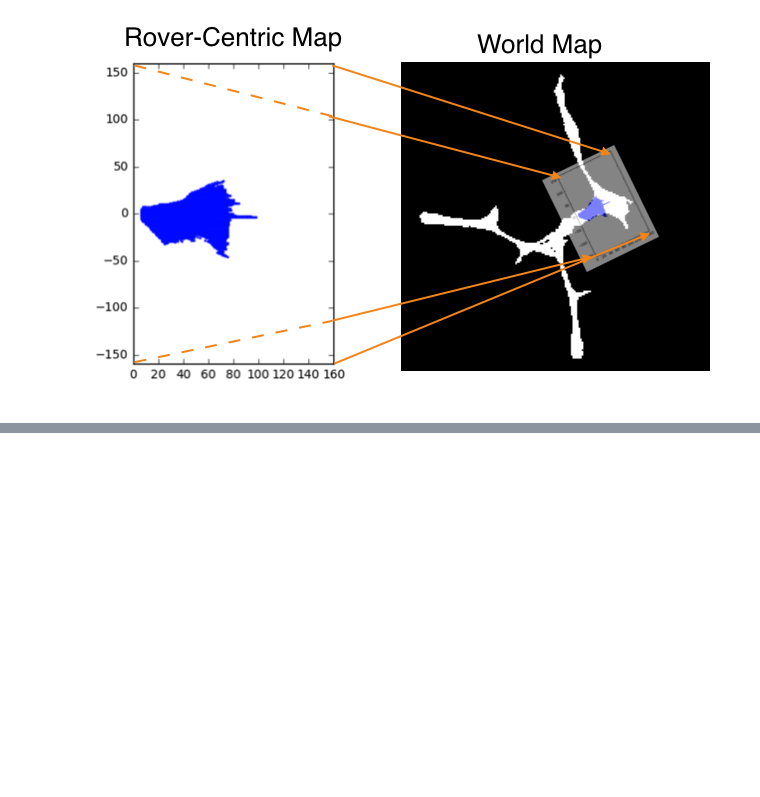
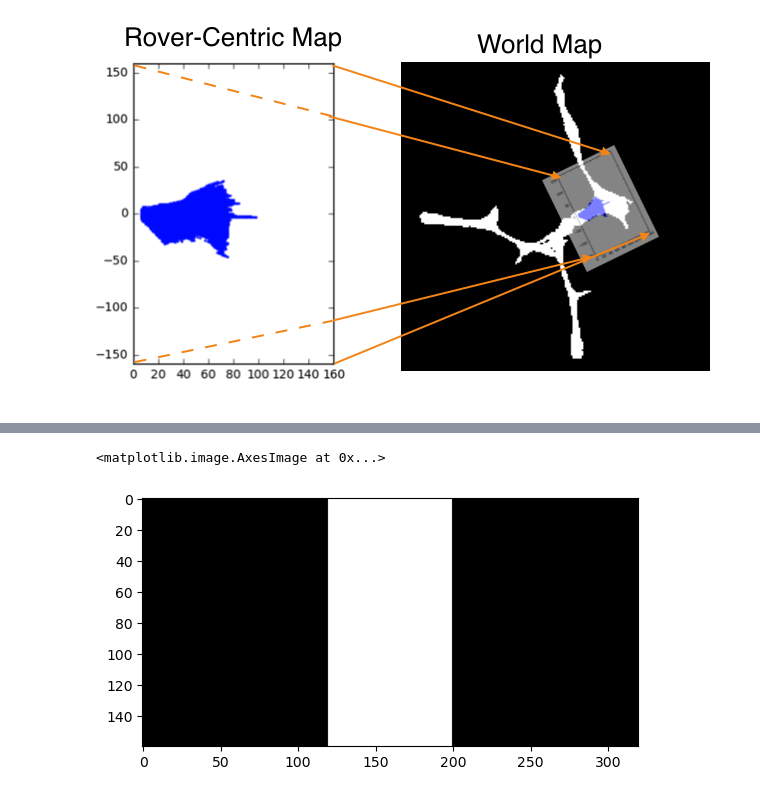
Before and after one commit to marwan0x/marsRover, a Jupyter notebook: code/Lab 3 - Vision Project Walkthrough.ipynb, the cells around one changed output, grey strips where cells are left out. Saved outputs shown, nothing was run; the diff lists cells and outputs as text; code cells hidden in the pictures; blank space fills up the shorter version.

```diff
--- a/code/Lab 3 - Vision Project Walkthrough.ipynb
+++ b/code/Lab 3 - Vision Project Walkthrough.ipynb
@@ -196,0 +199,20 @@ plt.arrow(0, 0, x_arrow, y_arrow, color='red', zorder=2, head_width=10, width=2)
+# %%
+def rect_mask(warped_image, width: int = 20, height: int =0):
+    '''
+    A rectangular mask that should be applied on
+    the  prespective transformed image after thresholding
+    the mask is always centered at the bottom center of the image'''
+    if height == 0:
+        height = warped_image.shape[0]
+    mask = np.zeros_like(warped_image)
+    xcenter = int(warped_image.shape[1]/2)
+    mask[-height :, xcenter-int(width/2): xcenter + int(width/2)] =1
+    output = np.bitwise_and(warped_image, mask)
+    return output
+# %%
+#what the mask look like
+mask = rect_mask(np.ones_like(threshed), width = 80)
+plt.imshow(mask, cmap="gray")
+# %% [output]
+<matplotlib.image.AxesImage at 0x...>
+[figure, added]
```
Also changed, not shown: parts of 7 cells of this notebook, 2 other files.
